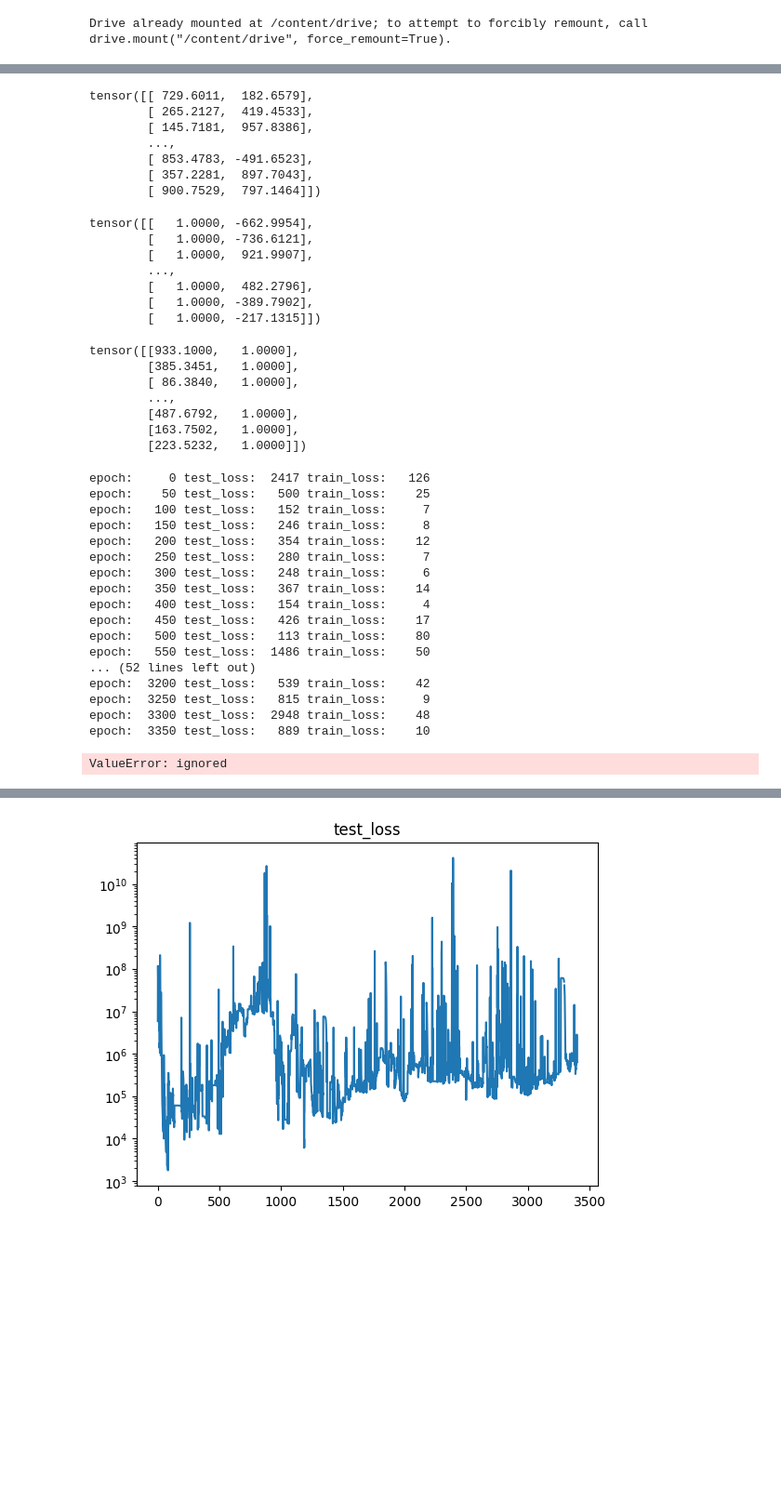
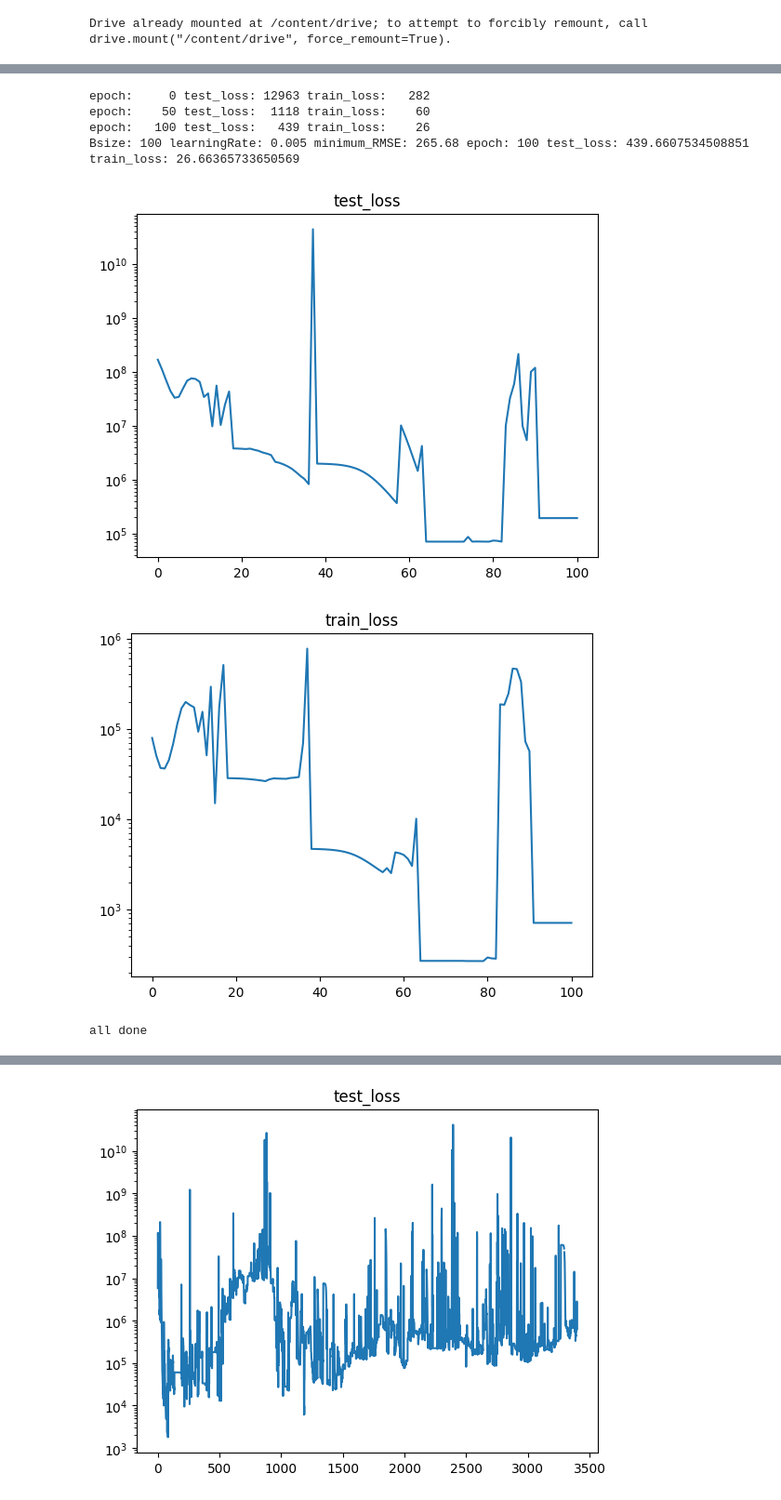
Before and after one commit to ktikok/SCMP_ML, a Jupyter notebook: predictingKineticE.ipynb, the cells around one changed output, grey strips where cells are left out. Shown at 93% size. Drawn from its saved outputs; the diff is of its cells as text; code cells hidden in the pictures; blank space fills up the shorter version.

Commit message:
new data and performance plot

```diff
--- a/predictingKineticE.ipynb
+++ b/predictingKineticE.ipynb
@@ -67,13 +62,13 @@ plt.show()
 # %%
 
-X = torch.load('KEdataX_1690854612.274382.pt')
-y = torch.load('KEdataY_1690854612.2767599.pt')
-X_train, X_test, y_train, y_test = train_test_split(X, y, train_size=0.7, shuffle=True)
+X = torch.load('/content/drive/MyDrive/0_318lab/SCMP_ML/KEdataX_1690854612.274382.pt')
+y = torch.load('/content/drive/MyDrive/0_318lab/SCMP_ML/KEdataY_1690854612.2767599.pt')
+X_train, X_test, y_train, y_test = train_test_split(X, y, train_size=0.7, shuffle=False)
 # X2_train, X2_test, y2_train, y2_test = train_test_split(X, y, train_size=0.7, shuffle=True)
 # X3_train, X3_test, y3_train, y3_test = train_test_split(X, y, train_size=0.7, shuffle=True)
 
 # Convert to 2D PyTorch tensors
-X_train = torch.tensor(X_train, dtype=torch.float32)
-y_train = torch.tensor(y_train, dtype=torch.float32).reshape(-1, 1)
-X_test = torch.tensor(X_test, dtype=torch.float32)
-y_test = torch.tensor(y_test, dtype=torch.float32).reshape(-1, 1)
+#X_train = torch.tensor(X_train, dtype=torch.float32)
+#y_train = torch.tensor(y_train, dtype=torch.float32).reshape(-1, 1)
+#X_test = torch.tensor(X_test, dtype=torch.float32)
+#y_test = torch.tensor(y_test, dtype=torch.float32).reshape(-1, 1)
@@ -86,33 +75,3 @@ y3_test = torch.tensor(y3, dtype=torch.float32).reshape(-1, 1)
-# %%
-X_train
-# %% [output]
-tensor([[ 729.6011,  182.6579],
-        [ 265.2127,  419.4533],
-        [ 145.7181,  957.8386],
-        ...,
-        [ 853.4783, -491.6523],
-        [ 357.2281,  897.7043],
-        [ 900.7529,  797.1464]])
-# %%
-X2_test
-# %% [output]
-tensor([[   1.0000, -662.9954],
-        [   1.0000, -736.6121],
-        [   1.0000,  921.9907],
-        ...,
-        [   1.0000,  482.2796],
-        [   1.0000, -389.7902],
-        [   1.0000, -217.1315]])
-# %%
-X3_test
-# %% [output]
-tensor([[933.1000,   1.0000],
-        [385.3451,   1.0000],
-        [ 86.3840,   1.0000],
-        ...,
-        [487.6792,   1.0000],
-        [163.7502,   1.0000],
-        [223.5232,   1.0000]])
 # %%
 #default
 
@@ -147,7 +106,7 @@ for Bsize in [100]:
         loss_fn = nn.MSELoss()  # mean square error
         optimizer = optim.Adam(model.parameters(), lr=learningRate  )  # 10 loss: 5157042688.0
 
-        n_epochs = 10000+1   # number of epochs to run
+        n_epochs = 100+1   # number of epochs to run
         batch_size = Bsize  # size of each batch
         batch_start = torch.arange(0, len(X_train), batch_size)
 
@@ -194,51 +153,40 @@ for Bsize in [100]:
             mse = float(mse)
 
             history.append(mse)
             if mse < best_mse:
                 best_mse = mse
                 best_weights = copy.deepcopy(model.state_dict())
 
             if epoch % 50 == 0:
                 print('epoch: %5d' % epoch, 'test_loss: %5d' % np.sqrt(mse), 'train_loss: %5d' % np.sqrt(loss))
 
         # restore model and return best accuracy
         model.load_state_dict(best_weights)
         # print("MSE: %.2f" % best_mse)
         # print("RMSE: %.2f" % np.sqrt(best_mse))
         print('Bsize:', Bsize ,'learningRate:', learningRate , "minimum_RMSE: %.2f" % np.sqrt(best_mse), 'epoch:',epoch, 'test_loss:', np.sqrt(mse), 'train_loss:', np.sqrt(loss))
         # print(y_pred[:10])
         # print(y_test[:10])
         plt.plot(history)
         plt.yscale('log')
         plt.title('test_loss')
         plt.show()
 
         plt.plot(history_train)
         plt.title('train_loss')
         plt.yscale('log')
         plt.show()
 print('all done')
 # ----------------------------------------------------------------------------------------------------
 # ----------------------------------------------------------------------------------------------------
 # %% [output]
-epoch:     0 test_loss:  2417 train_loss:   126
-epoch:    50 test_loss:   500 train_loss:    25
-epoch:   100 test_loss:   152 train_loss:     7
-epoch:   150 test_loss:   246 train_loss:     8
-epoch:   200 test_loss:   354 train_loss:    12
-epoch:   250 test_loss:   280 train_loss:     7
-epoch:   300 test_loss:   248 train_loss:     6
-epoch:   350 test_loss:   367 train_loss:    14
-epoch:   400 test_loss:   154 train_loss:     4
-epoch:   450 test_loss:   426 train_loss:    17
-epoch:   500 test_loss:   113 train_loss:    80
-epoch:   550 test_loss:  1486 train_loss:    50
-... (52 lines left out)
-epoch:  3200 test_loss:   539 train_loss:    42
-epoch:  3250 test_loss:   815 train_loss:     9
-epoch:  3300 test_loss:  2948 train_loss:    48
-epoch:  3350 test_loss:   889 train_loss:    10
+epoch:     0 test_loss: 12963 train_loss:   282
+epoch:    50 test_loss:  1118 train_loss:    60
+epoch:   100 test_loss:   439 train_loss:    26
+Bsize: 100 learningRate: 0.005 minimum_RMSE: 265.68 epoch: 100 test_loss: 439.6607534508851 train_loss: 26.66365733650569
+[figure, added]
+[figure, added]
-ValueError: ignored
+all done
 # %%
 model.eval()
 y_pred = model(X2)
```
Also changed, not shown: parts of 8 cells of this notebook, 3 other files.
